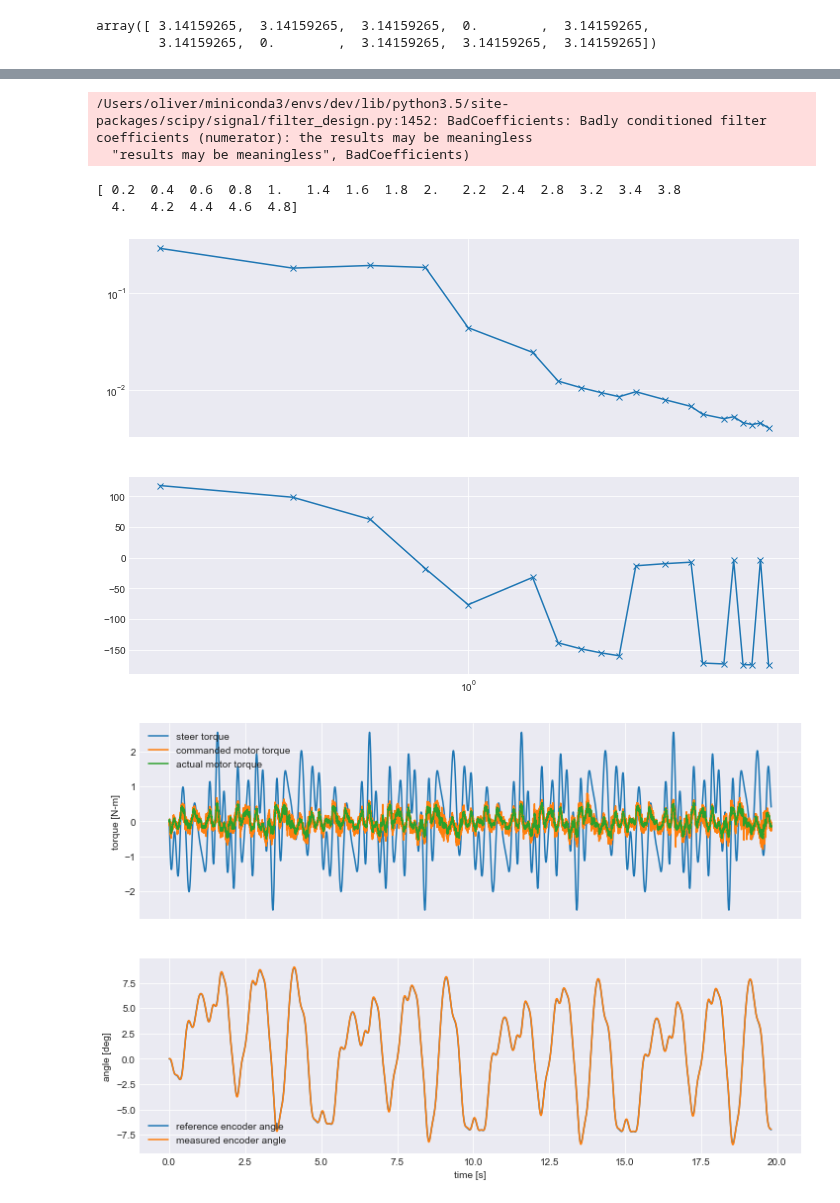
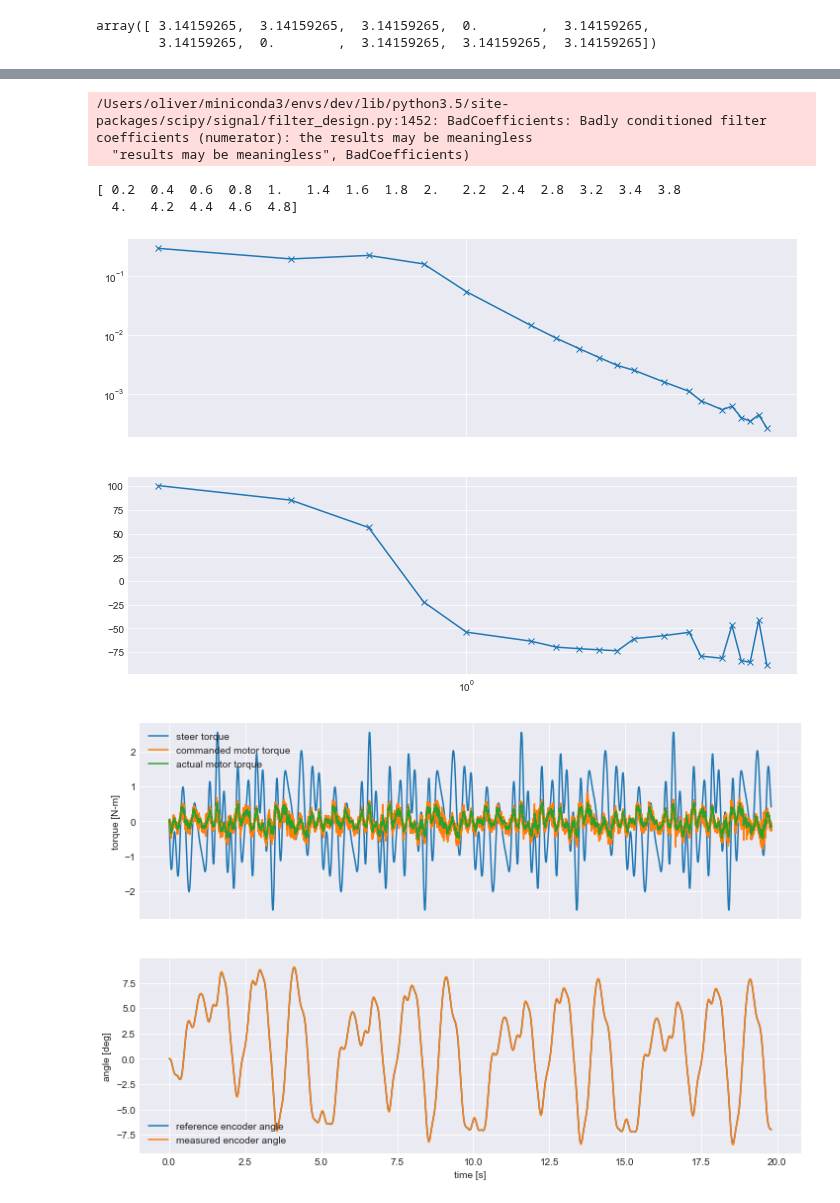
Before and after one commit to oliverlee/phobos, a Jupyter notebook: scripts/controller_frequency_response.ipynb, the cells around one changed output, grey strips where cells are left out. Saved outputs shown, nothing was run; the diff lists cells and outputs as text; code cells hidden in the pictures.

```diff
--- a/scripts/controller_frequency_response.ipynb
+++ b/scripts/controller_frequency_response.ipynb
@@ -51,7 +51,8 @@ array([ 3.14159265,  3.14159265,  3.14159265,  0.        ,  3.14159265,
 plt.close('all')
 
 t = np.arange(0, 10, 0.001)
-print('dt = ', t[1] - t[0])
+dt = 0.001
+n = int(10/dt)
 
 def multisine(frequencies):
     n = len(frequencies)
@@ -63,6 +64,9 @@ def multisine(frequencies):
     u = np.zeros(t.shape)
     amplitude = 0.3
     for f, s in zip(frequencies, seq):
+        period = 1/f
+        if (10/period).is_integer:
+            print('{} periods for frequency {}'.format(10/period, f))
         u += amplitude*np.sin(2*np.pi*f*t + s*np.pi)
     return u
 
@@ -85,34 +102,38 @@ rs sequence 1.0, 1.0, 1.0, 0.0, 1.0, 1.0, 0.0, 1.0, 1.0, 1.0, 1.0, 0.0, 0.0, 0.0
 # %%
 plt.close('all')
 
 _, A, B = benchmark_state_space_vs_speed(*benchmark_matrices(), [5])
 A = A[0]
 B = B[0]
 Bi = B[:, [1]] # steer torque
 Ci = np.array([[1, 0, 0, 0]])
 D = np.array([[0]])
 
 sys = scipy.signal.StateSpace(A, Bi, Ci, D)
 tf = scipy.signal.TransferFunction(sys)
-_, y, _ = scipy.signal.lsim(tf, u, t)
+_, y, _ = scipy.signal.lsim(tf,
+                            np.concatenate((u, u)),
+                            np.arange(0, 20, 0.001))
 
-Y = np.fft.fft(y)
-U = np.fft.fft(u)
+
+index = slice(-n, None)
+Y = np.fft.fft(y[index])
+U = np.fft.fft(u[index])
 X = (Y*np.conj(U)) / (U*np.conj(U))
 freq = np.fft.fftfreq(t.shape[-1], t[1] - t[0])
 index = [i for i, f in enumerate(freq) if f in u_freq]
 print(freq[index])
 
 fig, ax = plt.subplots(2, 1, sharex=True)
 ax[0].loglog(freq[index], np.abs(X[index]), marker='x')
 ax[1].semilogx(freq[index], np.angle(X[index], deg=True), marker='x')
 plt.show()
 # %% [output]
 /Users/oliver/miniconda3/envs/dev/lib/python3.5/site-packages/scipy/signal/filter_design.py:1452: BadCoefficients: Badly conditioned filter coefficients (numerator): the results may be meaningless
   "results may be meaningless", BadCoefficients)
 [ 0.2  0.4  0.6  0.8  1.   1.4  1.6  1.8  2.   2.2  2.4  2.8  3.2  3.4  3.8
   4.   4.2  4.4  4.6  4.8]
-[figure, old version]
+[figure, new version]
 # %%
 def plot_response(log):
 
```
Also changed, not shown: parts of 3 cells of this notebook.
